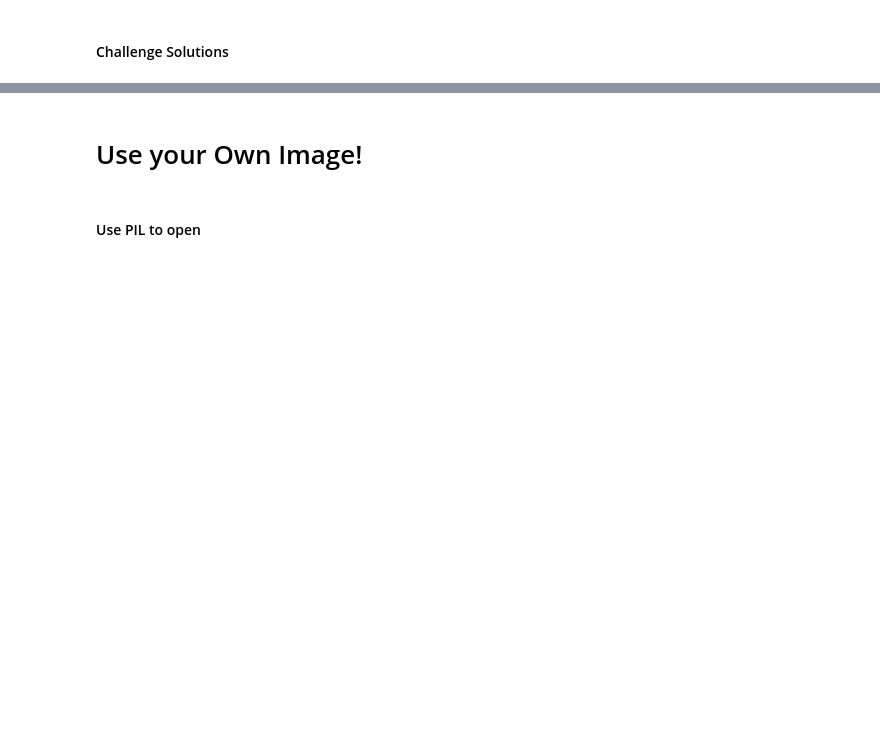
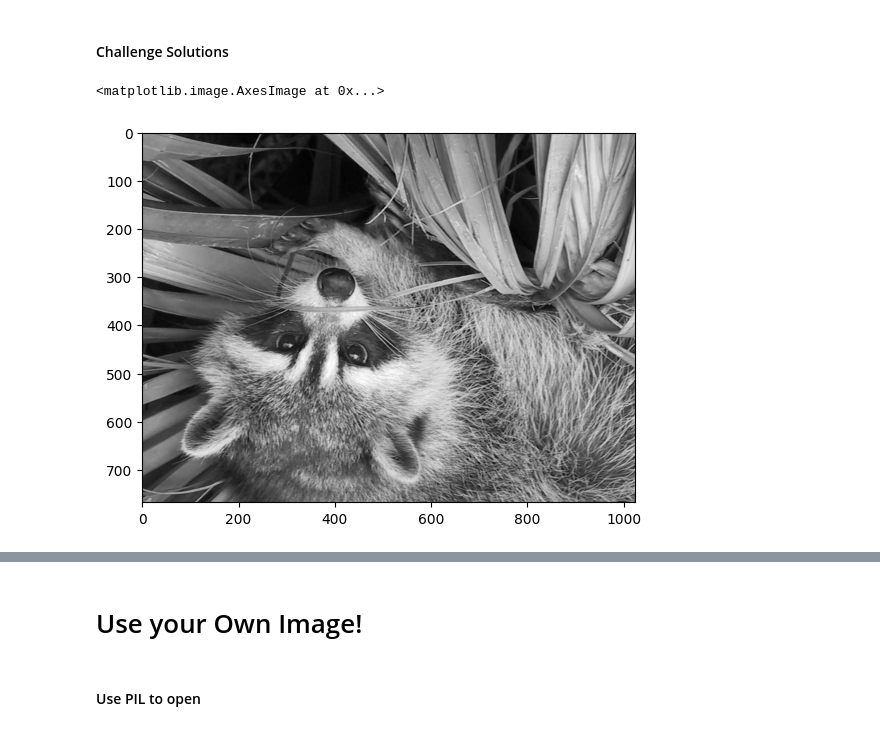
Before and after one commit to Lucasqrz1/100_Days_Of_Code, a Jupyter notebook: Day_77/Computation with NumPy (start)/Computation_with_NumPy_and_N_Dimensional_Arrays_(start).ipynb, the cells around one changed output, grey strips where cells are left out. Drawn from its saved outputs; the diff is of its cells as text; code cells hidden in the pictures; blank space fills up the shorter version.

```diff
--- a/Day_77/Computation with NumPy (start)/Computation_with_NumPy_and_N_Dimensional_Arrays_(start).ipynb
+++ b/Day_77/Computation with NumPy (start)/Computation_with_NumPy_and_N_Dimensional_Arrays_(start).ipynb
@@ -300,3 +331,8 @@ grey_vals = np.array([0.2126, 0.7152, 0.0722])
 <img src=https://i.imgur.com/cfFbuex.png>
 # %% [markdown]
 #### Challenge Solutions
+# %%
+plt.imshow(np.flip(img_gray), cmap='gray')
+# %% [output]
+<matplotlib.image.AxesImage at 0x...>
+[figure, added]
```
Also changed, not shown: parts of 12 cells of this notebook.
